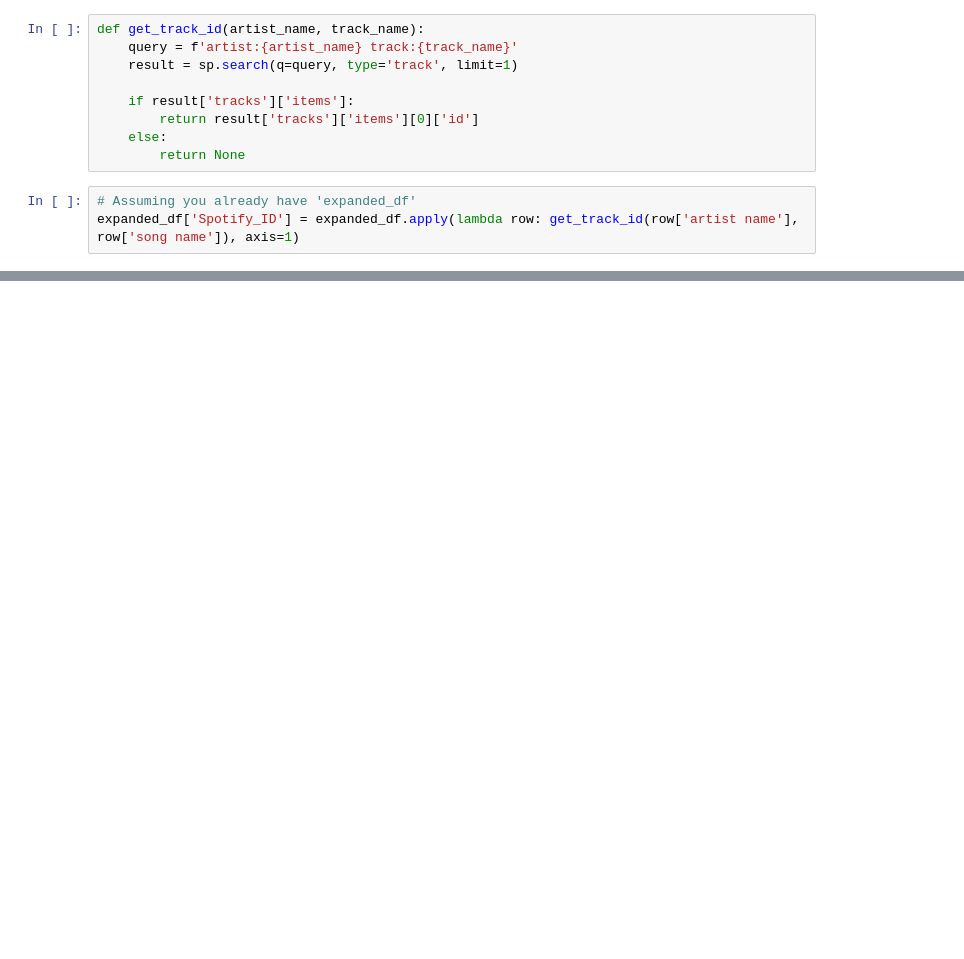
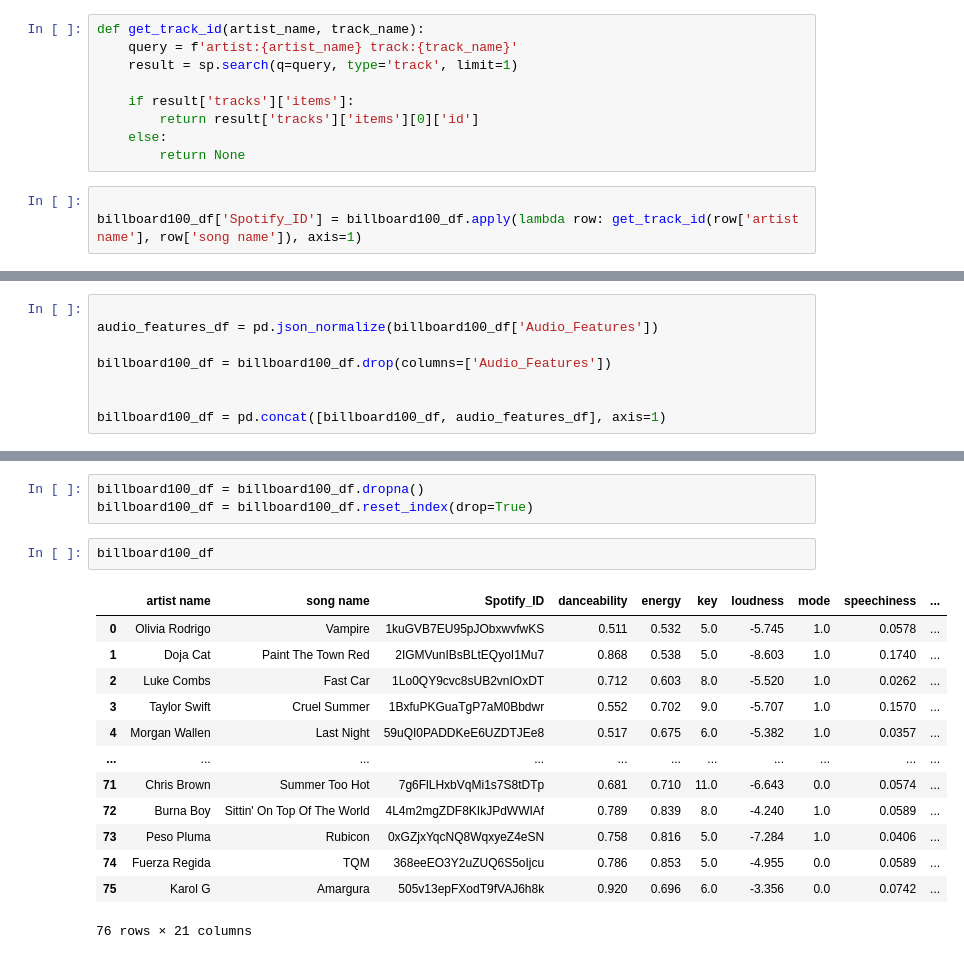
Before and after one commit to dooinn/lab-unsupervised-learning-intro, a Jupyter notebook: song_recommender.ipynb, the cells around one changed output, grey strips where cells are left out. Drawn from its saved outputs; the diff is of its cells as text; blank space fills up the shorter version.

```diff
--- a/song_recommender.ipynb
+++ b/song_recommender.ipynb
@@ -95,6 +77,6 @@ def get_track_id(artist_name, track_name):
     else:
         return None
 # %%
-# Assuming you already have 'expanded_df'
-expanded_df['Spotify_ID'] = expanded_df.apply(lambda row: get_track_id(row['artist name'], row['song name']), axis=1)
+
+billboard100_df['Spotify_ID'] = billboard100_df.apply(lambda row: get_track_id(row['artist name'], row['song name']), axis=1)
 # %%
@@ -147,0 +89,8 @@ df
+# %%
+
+audio_features_df = pd.json_normalize(billboard100_df['Audio_Features'])
+
+billboard100_df = billboard100_df.drop(columns=['Audio_Features'])
+
+
+billboard100_df = pd.concat([billboard100_df, audio_features_df], axis=1)
@@ -147,0 +117,19 @@ df
+# %%
+billboard100_df = billboard100_df.dropna()
+billboard100_df = billboard100_df.reset_index(drop=True)
+# %%
+billboard100_df
+# %% [output]
+|  | artist name | song name | Spotify_ID | danceability | energy | key | loudness | mode | speechiness | ... |
+| 0 | Olivia Rodrigo | Vampire | 1kuGVB7EU95pJObxwvfwKS | 0.511 | 0.532 | 5.0 | -5.745 | 1.0 | 0.0578 | ... |
+| 1 | Doja Cat | Paint The Town Red | 2IGMVunIBsBLtEQyoI1Mu7 | 0.868 | 0.538 | 5.0 | -8.603 | 1.0 | 0.1740 | ... |
+| 2 | Luke Combs | Fast Car | 1Lo0QY9cvc8sUB2vnIOxDT | 0.712 | 0.603 | 8.0 | -5.520 | 1.0 | 0.0262 | ... |
+| 3 | Taylor Swift | Cruel Summer | 1BxfuPKGuaTgP7aM0Bbdwr | 0.552 | 0.702 | 9.0 | -5.707 | 1.0 | 0.1570 | ... |
+| 4 | Morgan Wallen | Last Night | 59uQI0PADDKeE6UZDTJEe8 | 0.517 | 0.675 | 6.0 | -5.382 | 1.0 | 0.0357 | ... |
+| ... | ... | ... | ... | ... | ... | ... | ... | ... | ... | ... |
+| 71 | Chris Brown | Summer Too Hot | 7g6FlLHxbVqMi1s7S8tDTp | 0.681 | 0.710 | 11.0 | -6.643 | 0.0 | 0.0574 | ... |
+| 72 | Burna Boy | Sittin' On Top Of The World | 4L4m2mgZDF8KIkJPdWWIAf | 0.789 | 0.839 | 8.0 | -4.240 | 1.0 | 0.0589 | ... |
+| 73 | Peso Pluma | Rubicon | 0xGZjxYqcNQ8WqxyeZ4eSN | 0.758 | 0.816 | 5.0 | -7.284 | 1.0 | 0.0406 | ... |
+| 74 | Fuerza Regida | TQM | 368eeEO3Y2uZUQ6S5oIjcu | 0.786 | 0.853 | 5.0 | -4.955 | 0.0 | 0.0589 | ... |
+| 75 | Karol G | Amargura | 505v13epFXodT9fVAJ6h8k | 0.920 | 0.696 | 6.0 | -3.356 | 0.0 | 0.0742 | ... |
+76 rows × 21 columns
```
Also changed, not shown: parts of 20 cells of this notebook, 2 other files.
